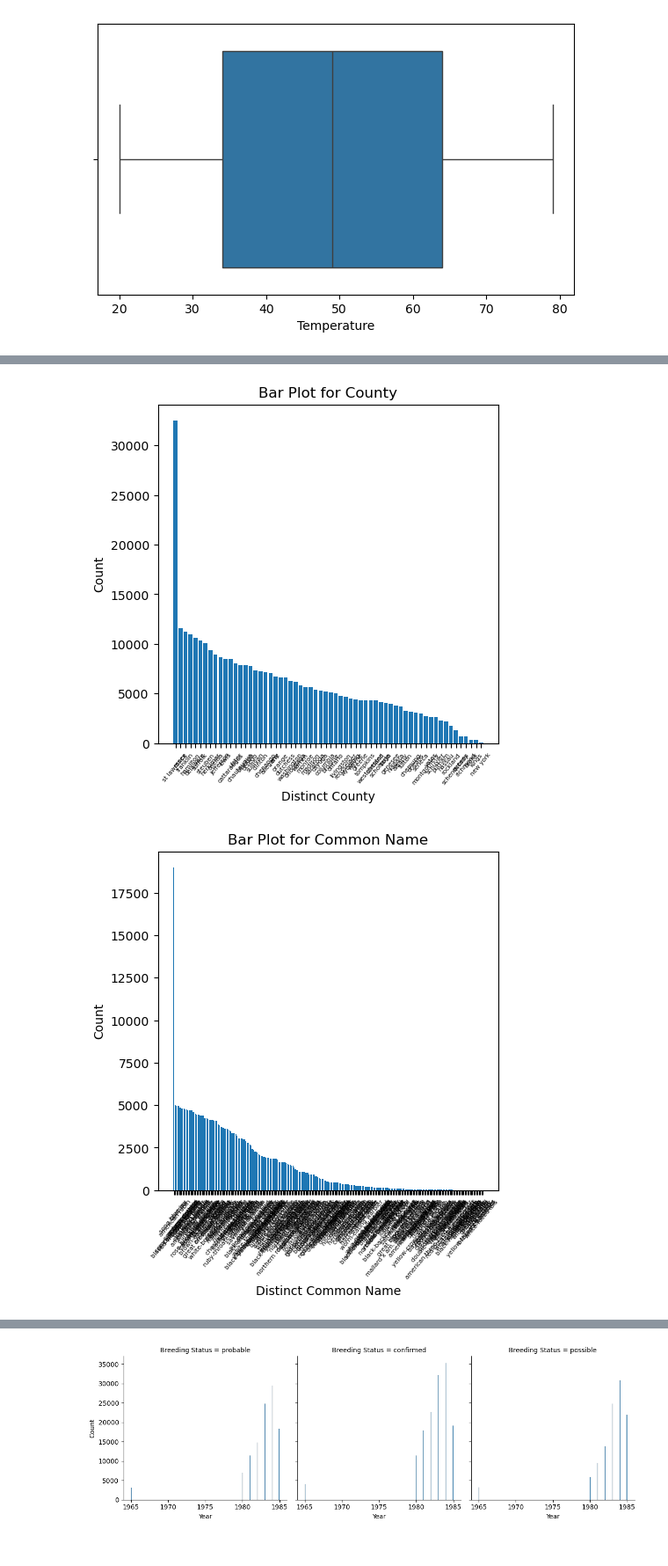
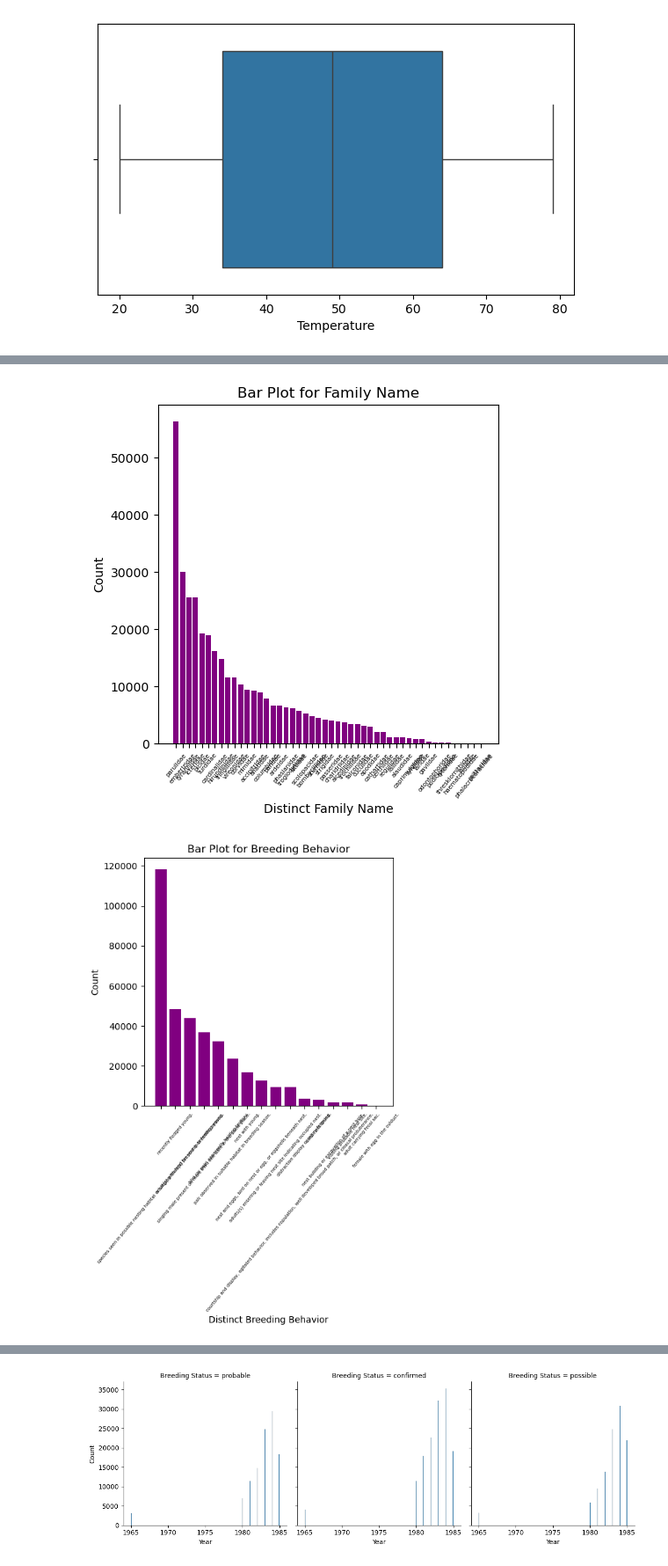
Before and after one commit to nik-052/Classification-and-Regression-Methods, a Jupyter notebook: Breeding Bird Atlas.ipynb, the cells around one changed output, grey strips where cells are left out. Shown at 88% size. Drawn from its saved outputs; the diff is of its cells as text; code cells hidden in the pictures.

```diff
--- a/Breeding Bird Atlas.ipynb
+++ b/Breeding Bird Atlas.ipynb
@@ -255,21 +251,9 @@ for c in df.select_dtypes(include=['int64','float64']).columns:
 # %%
-for c in df.select_dtypes(include=['int64','float64']).columns:
-    if c == 'Block ID':
-        continue
+columns = ['Fed. Region','Year','County','Family Name','Breeding Behavior']
+for c in columns:
     ct_count = df[c].value_counts()
     plt.figure(figsize=(5,5))
-    plt.bar(ct_count.index,ct_count.values)
-    plt.title(f"Bar Plot for {c}")
-    plt.xlabel(f"Distinct {c}")
-    plt.ylabel("Count")
-    plt.show()
-
-for c in df.select_dtypes(include=['object']).columns:
-    if c == 'Block ID':
-        continue
-    ct_count = df[c].value_counts()
-    plt.figure(figsize=(5,5))
-    plt.bar(ct_count.index,ct_count.values)
+    plt.bar(ct_count.index,ct_count.values , color = 'purple')
     plt.title(f"Bar Plot for {c}")
     plt.xlabel(f"Distinct {c}")
     plt.ylabel("Count")
@@ -282,2 +266,2 @@ for c in df.select_dtypes(include=['object']).columns:
-[figure, old version]
+[figure, new version]
-[figure, old version]
+[figure, new version]
```
Also changed, not shown: parts of 13 cells of this notebook, 2 other files.
